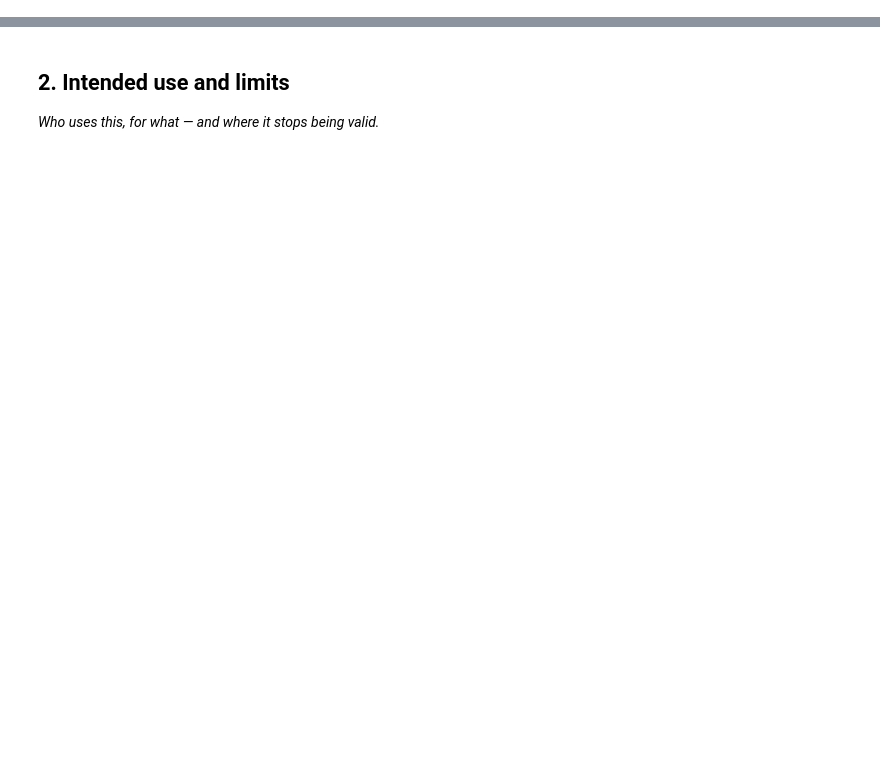
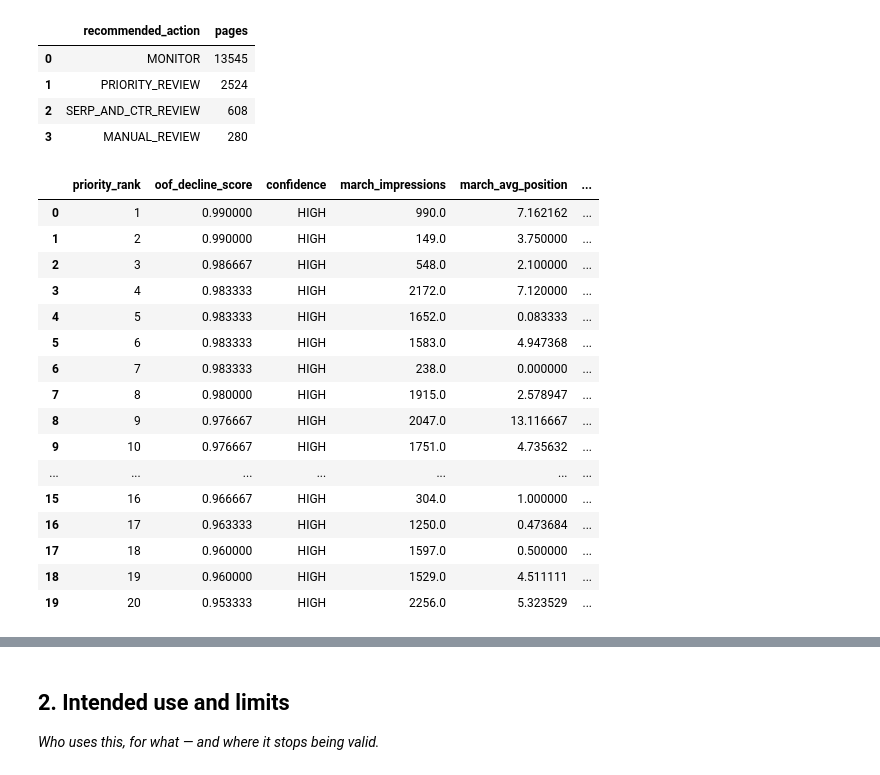
Before and after one commit to rasheed-hammad/machine-learning-starter, a Jupyter notebook: work/notebooks/w07_action_playbook.ipynb, the cells around one changed output, grey strips where cells are left out. Drawn from its saved outputs; the diff is of its cells as text; code cells hidden in the pictures; blank space fills up the shorter version.

Commit message:
Complete ML-10 Week 7 content action playbook and fix W06 std text

```diff
--- a/work/notebooks/w07_action_playbook.ipynb
+++ b/work/notebooks/w07_action_playbook.ipynb
@@ -856,0 +286,62 @@ The earlier FlyRank research also reported higher observed health and impression
+# %%
+# Archetype: the first matching rule wins (most informative combination first).
+def archetype(r):
+    if not r.flag_high_score:                  return "LOWER_SCORE"
+    if r.flag_visibility and r.flag_ranking:   return "HIGH_SCORE_HIGH_VISIBILITY_STRONG_RANKING"
+    if r.flag_visibility:                      return "HIGH_SCORE_HIGH_VISIBILITY"
+    if r.flag_ranking:                         return "HIGH_SCORE_STRONG_RANKING"
+    if r.flag_stale:                           return "HIGH_SCORE_STALE_CONTENT"
+    return "HIGH_SCORE_ONLY"
+
+ACTION = {
+    "HIGH_SCORE_HIGH_VISIBILITY_STRONG_RANKING": "PRIORITY_REVIEW",
+    "HIGH_SCORE_HIGH_VISIBILITY":                "PRIORITY_REVIEW",
+    "HIGH_SCORE_STRONG_RANKING":                 "SERP_AND_CTR_REVIEW",
+    "HIGH_SCORE_STALE_CONTENT":                  "FRESHNESS_REVIEW",
+    "HIGH_SCORE_ONLY":                           "MANUAL_REVIEW",
+    "LOWER_SCORE":                               "MONITOR",
+}
+WRONG_IF = {
+    "PRIORITY_REVIEW":     "April drop is seasonal, a one-off spike in March, or a client-wide/tracking change rather than a page problem.",
+    "SERP_AND_CTR_REVIEW": "Position is an average over few impressions, or the query mix shifted; the page itself may be fine.",
+    "FRESHNESS_REVIEW":    "The page was updated outside the metadata, or its topic is evergreen and age does not matter.",
+    "MANUAL_REVIEW":       "The score is driven by low-volume noise; there is no visible signal to act on.",
+    "MONITOR":             "A real decline is missed because the model under-scores this client or content type.",
+}
+
+queue["archetype"] = queue.apply(archetype, axis=1)
+queue["recommended_action"] = queue["archetype"].map(ACTION)
+queue["what_would_make_it_wrong"] = queue["recommended_action"].map(WRONG_IF)
+
+# Confidence label: relative score band within this queue (not a calibrated probability).
+queue["confidence"] = pd.cut(queue["oof_decline_score"].rank(pct=True), bins=[0, 0.5, 0.8, 1.0],
+                             labels=["LOW", "MEDIUM", "HIGH"], include_lowest=True).astype(str)
+
+queue = queue.drop(columns=[c for c in queue.columns if c.startswith("flag_")])
+
+display(queue["recommended_action"].value_counts().rename_axis("recommended_action").reset_index(name="pages"))
+display(queue[["priority_rank", "oof_decline_score", "confidence", "march_impressions", "march_avg_position",
+               "days_since_update", "content_type", "reason_codes", "archetype", "recommended_action"]].head(20))
+# %% [output]
+|  | recommended_action | pages |
+| 0 | MONITOR | 13545 |
+| 1 | PRIORITY_REVIEW | 2524 |
+| 2 | SERP_AND_CTR_REVIEW | 608 |
+| 3 | MANUAL_REVIEW | 280 |
+|  | priority_rank | oof_decline_score | confidence | march_impressions | march_avg_position | ... |
+| 0 | 1 | 0.990000 | HIGH | 990.0 | 7.162162 | ... |
+| 1 | 2 | 0.990000 | HIGH | 149.0 | 3.750000 | ... |
+| 2 | 3 | 0.986667 | HIGH | 548.0 | 2.100000 | ... |
+| 3 | 4 | 0.983333 | HIGH | 2172.0 | 7.120000 | ... |
+| 4 | 5 | 0.983333 | HIGH | 1652.0 | 0.083333 | ... |
+| 5 | 6 | 0.983333 | HIGH | 1583.0 | 4.947368 | ... |
+| 6 | 7 | 0.983333 | HIGH | 238.0 | 0.000000 | ... |
+| 7 | 8 | 0.980000 | HIGH | 1915.0 | 2.578947 | ... |
+| 8 | 9 | 0.976667 | HIGH | 2047.0 | 13.116667 | ... |
+| 9 | 10 | 0.976667 | HIGH | 1751.0 | 4.735632 | ... |
+| ... | ... | ... | ... | ... | ... | ... |
+| 15 | 16 | 0.966667 | HIGH | 304.0 | 1.000000 | ... |
+| 16 | 17 | 0.963333 | HIGH | 1250.0 | 0.473684 | ... |
+| 17 | 18 | 0.960000 | HIGH | 1597.0 | 0.500000 | ... |
+| 18 | 19 | 0.960000 | HIGH | 1529.0 | 4.511111 | ... |
+| 19 | 20 | 0.953333 | HIGH | 2256.0 | 5.323529 | ... |
```
Also changed, not shown: parts of 56 cells of this notebook, 5 other files.
